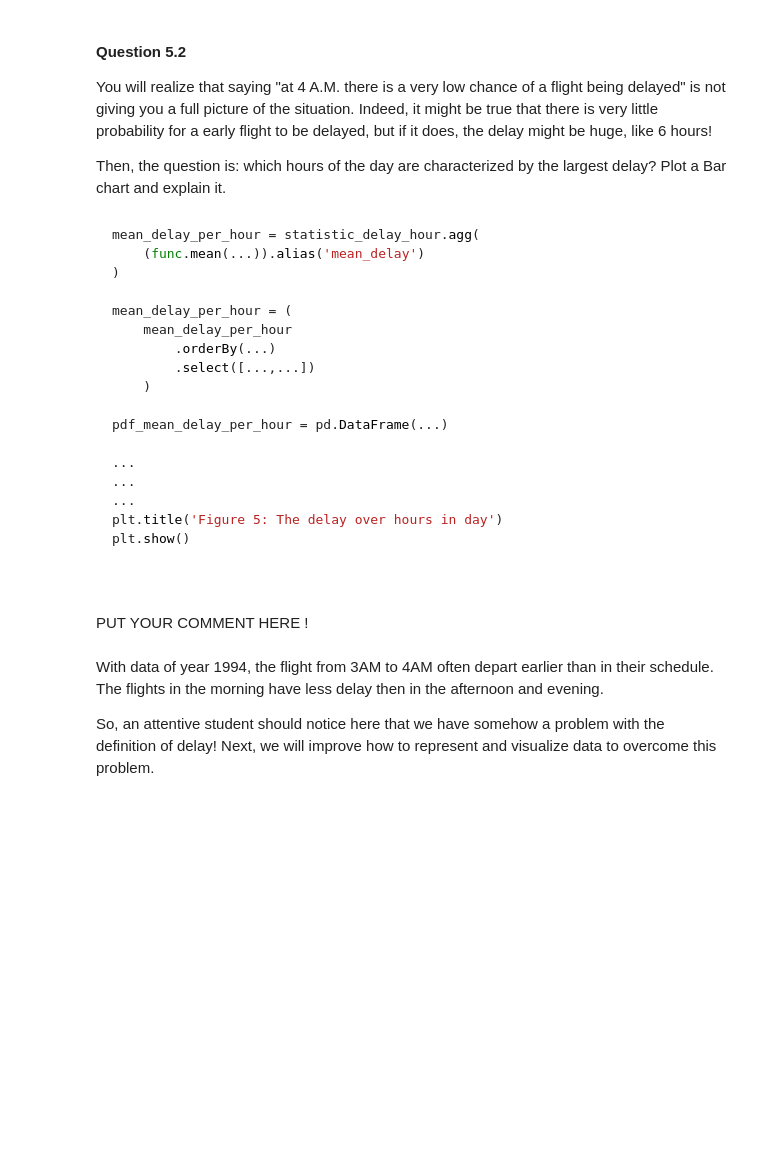
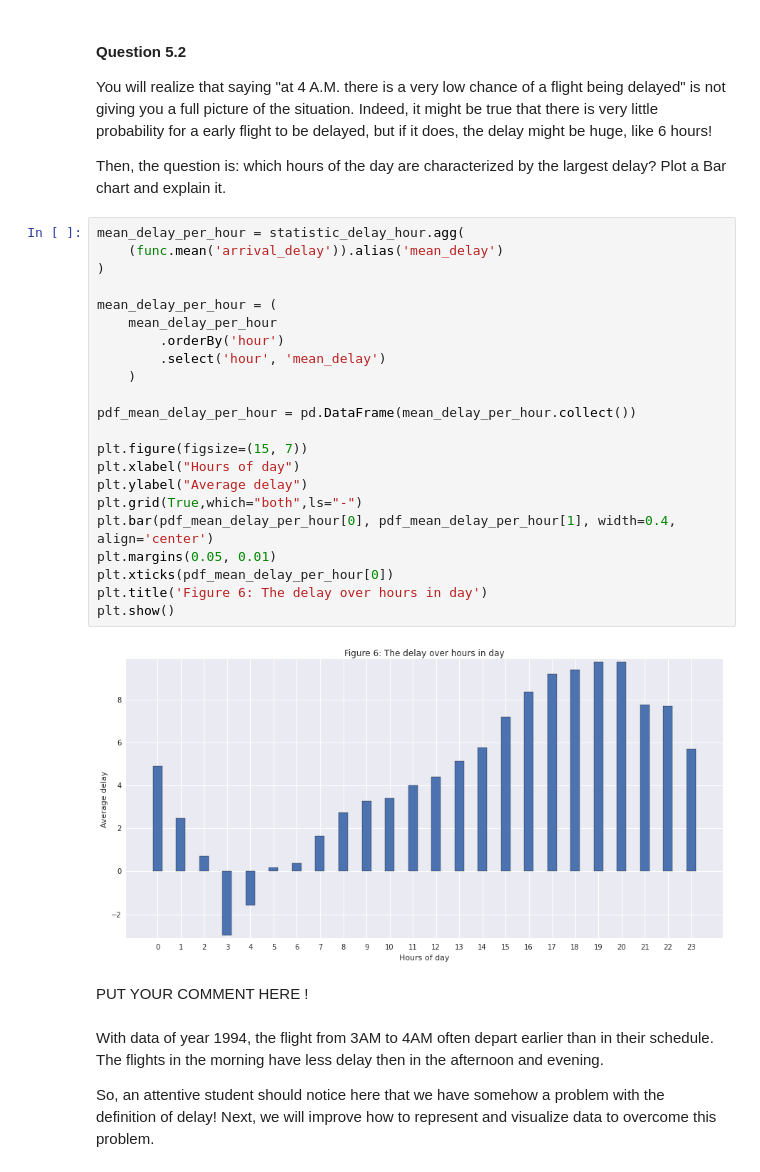
Before and after one commit to alegaballo/AML, a Jupyter notebook: [Lecture 5+6] Regression algorithm - Using Random Forests to predict Airplane Delays.ipynb, the cells around one changed output. Cells and saved outputs as stored; diff of their text form; blank space fills up the shorter version.

````diff
--- a/[Lecture 5+6] Regression algorithm - Using Random Forests to predict Airplane Delays.ipynb
+++ b/[Lecture 5+6] Regression algorithm - Using Random Forests to predict Airplane Delays.ipynb
@@ -640,32 +678,32 @@ PUT YOUR COMMENT HERE !
 You will realize that saying "at 4 A.M. there is a very low chance of a flight being delayed" is not giving you a full picture of the situation. Indeed, it might be true that there is very little probability for a early flight to be delayed, but if it does, the delay might be huge, like 6 hours!
 
 Then, the question is: which hours of the day are characterized by the largest delay? Plot a Bar chart and explain it.
-# %% [markdown]
-```python
-mean_delay_per_hour = statistic_delay_hour.agg(
-    (func.mean(...)).alias('mean_delay')
-)
-
-mean_delay_per_hour = (
-    mean_delay_per_hour
-        .orderBy(...)
-        .select([...,...])
-    )
-
-pdf_mean_delay_per_hour = pd.DataFrame(...)
-
-...
-...
-...
-plt.title('Figure 5: The delay over hours in day')
-plt.show()
-
-
-```
+# %%
+mean_delay_per_hour = statistic_delay_hour.agg(
+    (func.mean('arrival_delay')).alias('mean_delay')
+)
+
+mean_delay_per_hour = (
+    mean_delay_per_hour
+        .orderBy('hour')
+        .select('hour', 'mean_delay')
+    )
+
+pdf_mean_delay_per_hour = pd.DataFrame(mean_delay_per_hour.collect())
+
+plt.figure(figsize=(15, 7))
+plt.xlabel("Hours of day")
+plt.ylabel("Average delay")
+plt.grid(True,which="both",ls="-")
+plt.bar(pdf_mean_delay_per_hour[0], pdf_mean_delay_per_hour[1], width=0.4, align='center')
+plt.margins(0.05, 0.01)
+plt.xticks(pdf_mean_delay_per_hour[0])
+plt.title('Figure 6: The delay over hours in day')
+plt.show()
+# %% [output]
+[figure, added]
 # %% [markdown]
-<div class="comment">
 PUT YOUR COMMENT HERE !
-</div>
 # %% [markdown]
 With data of year 1994, the flight from 3AM to 4AM often depart earlier than in their schedule. The flights in the morning have less delay then in the afternoon and evening.
 
````
Also changed, not shown: parts of 32 cells of this notebook.
